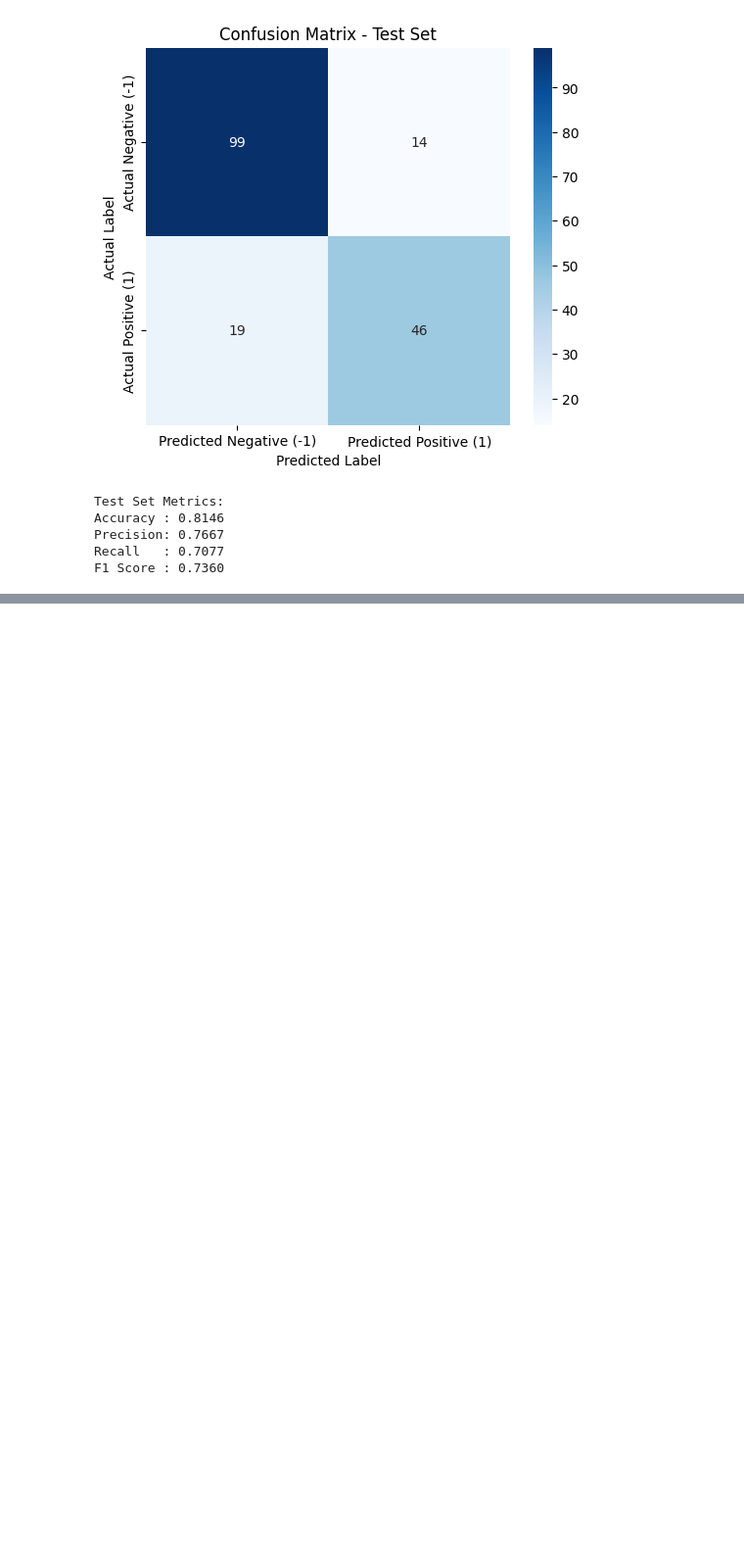
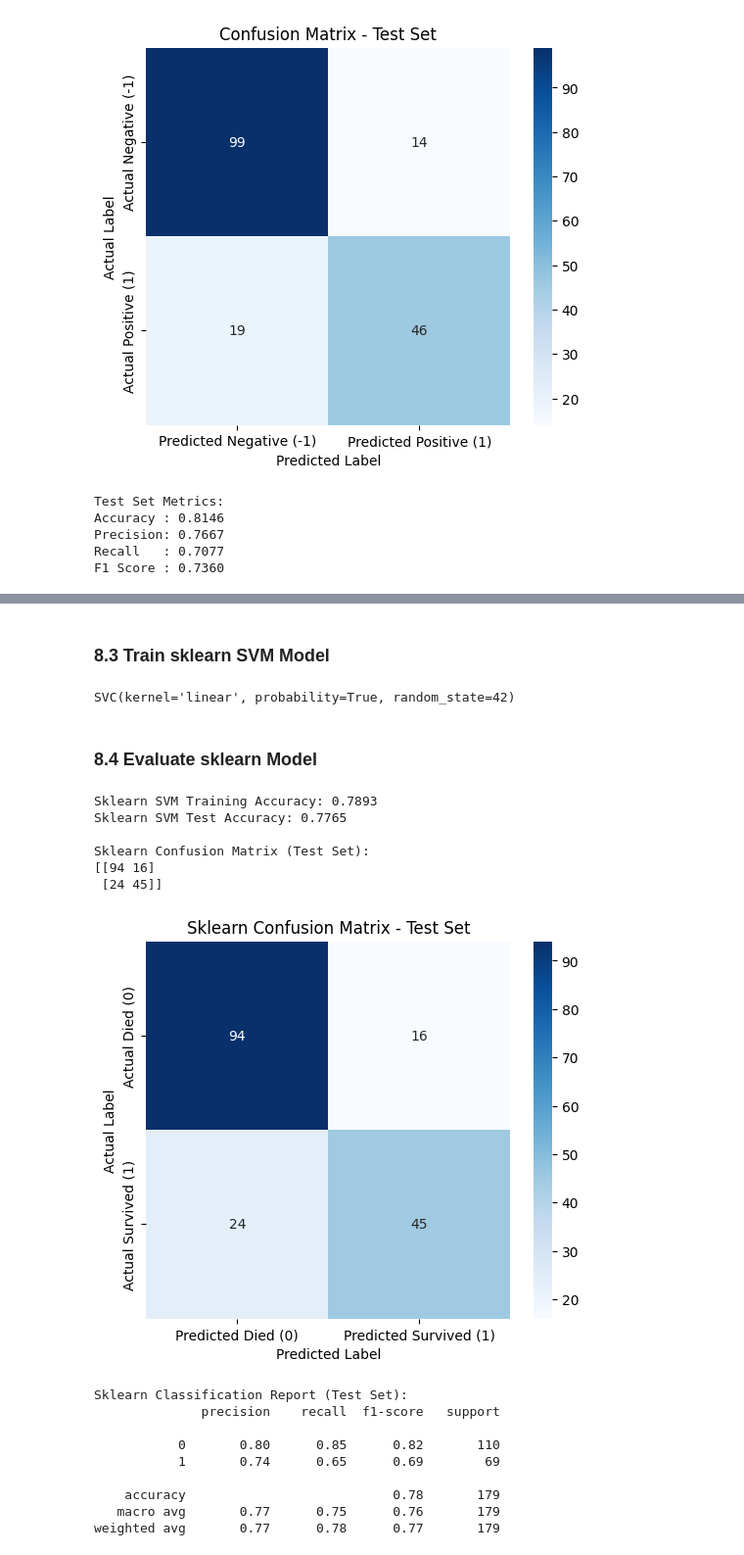
Before and after one commit to elewashy/SVM_Classification_Project, a Jupyter notebook: SVM_Classification.ipynb, the cells around one changed output, grey strips where cells are left out. Shown: that part at 98% size. Cells and saved outputs as stored; diff of their text form; code cells hidden in the pictures; blank space fills up the shorter version.

```diff
--- a/SVM_Classification.ipynb
+++ b/SVM_Classification.ipynb
@@ -429,0 +581,61 @@ F1 Score : 0.7360
+# %% [markdown]
+### 8.3 Train sklearn SVM Model
+# %%
+# Instantiate the SVM Classifier
+# We use probability=True to get probabilities for ROC curve calculation
+# C is the regularization parameter (inverse of lambda)
+svm_sk = SVC(kernel='linear', C=1.0, probability=True, random_state=42) # Linear kernel for comparison
+
+# Train the model
+svm_sk.fit(X_train_sk_scaled, y_train_sk)
+# %% [output]
+SVC(kernel='linear', probability=True, random_state=42)
+# %% [markdown]
+### 8.4 Evaluate sklearn Model
+# %%
+# Make predictions
+y_pred_sk_train = svm_sk.predict(X_train_sk_scaled)
+y_pred_sk_test = svm_sk.predict(X_test_sk_scaled)
+
+# Calculate Accuracy
+accuracy_sk_train = accuracy_score(y_train_sk, y_pred_sk_train)
+accuracy_sk_test = accuracy_score(y_test_sk, y_pred_sk_test)
+
+print(f"Sklearn SVM Training Accuracy: {accuracy_sk_train:.4f}")
+print(f"Sklearn SVM Test Accuracy: {accuracy_sk_test:.4f}")
+
+# Confusion Matrix
+cm_sk = confusion_matrix(y_test_sk, y_pred_sk_test)
+print("\nSklearn Confusion Matrix (Test Set):")
+print(cm_sk)
+
+# Plotting the confusion matrix
+plt.figure(figsize=(6, 5))
+sns.heatmap(cm_sk, annot=True, fmt='d', cmap='Blues',
+            xticklabels=['Predicted Died (0)', 'Predicted Survived (1)'],
+            yticklabels=['Actual Died (0)', 'Actual Survived (1)'])
+plt.ylabel('Actual Label')
+plt.xlabel('Predicted Label')
+plt.title('Sklearn Confusion Matrix - Test Set')
+plt.show()
+
+# Classification Report (includes precision, recall, f1-score)
+print("\nSklearn Classification Report (Test Set):")
+print(classification_report(y_test_sk, y_pred_sk_test))
+# %% [output]
+Sklearn SVM Training Accuracy: 0.7893
+Sklearn SVM Test Accuracy: 0.7765
+
+Sklearn Confusion Matrix (Test Set):
+[[94 16]
+ [24 45]]
+[figure, added]
+Sklearn Classification Report (Test Set):
+              precision    recall  f1-score   support
+
+           0       0.80      0.85      0.82       110
+           1       0.74      0.65      0.69        69
+
+    accuracy                           0.78       179
+   macro avg       0.77      0.75      0.76       179
+weighted avg       0.77      0.78      0.77       179
```
Also changed, not shown: parts of 13 cells of this notebook, 1 other file.
